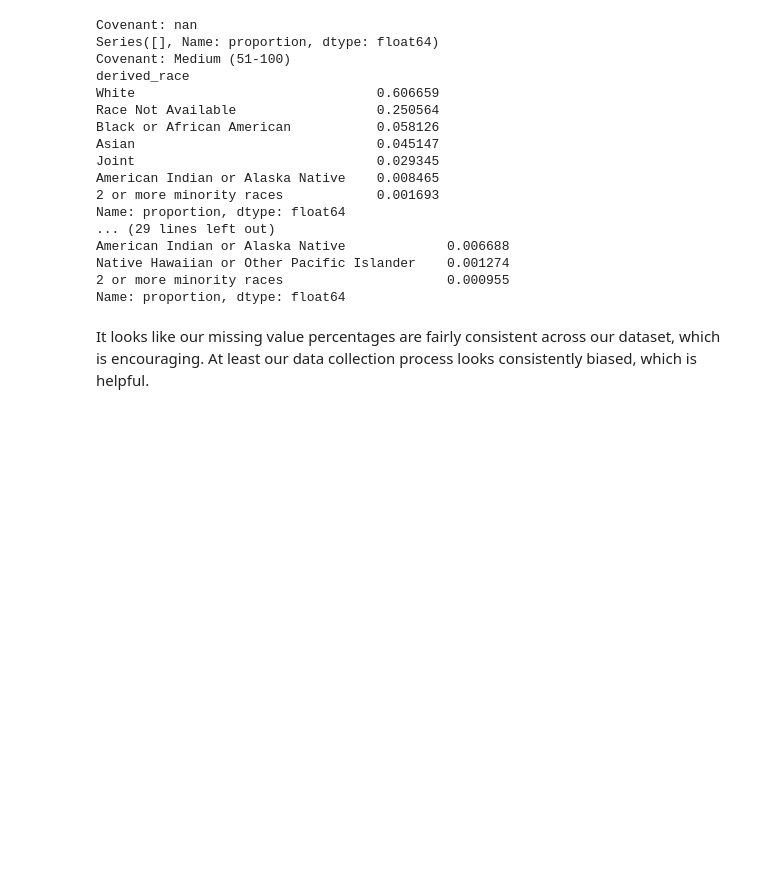
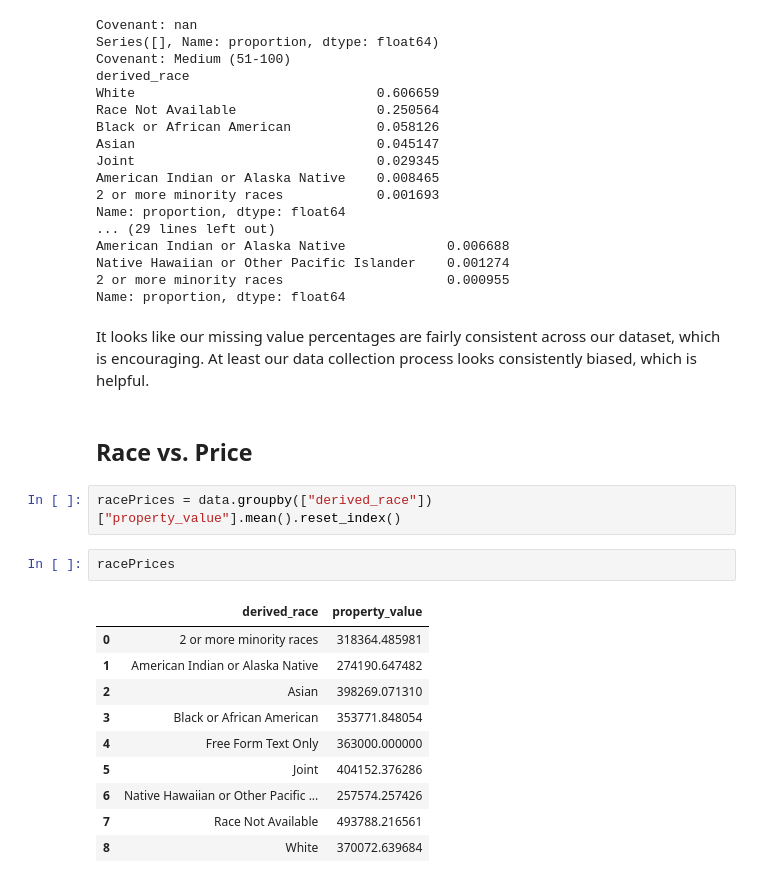
Before and after one commit to IMOsbo/DATA6550-Housing-Bias, a Jupyter notebook: Code/Osborne/Project4-Osborne.ipynb, the cells around one changed output. Drawn from its saved outputs; the diff is of its cells as text; blank space fills up the shorter version.

```diff
--- a/Code/Osborne/Project4-Osborne.ipynb
+++ b/Code/Osborne/Project4-Osborne.ipynb
@@ -175,3 +165,20 @@ Native Hawaiian or Other Pacific Islander    0.001274
 Name: proportion, dtype: float64
 # %% [markdown]
 It looks like our missing value percentages are fairly consistent across our dataset, which is encouraging. At least our data collection process looks consistently biased, which is helpful.
+# %% [markdown]
+## Race vs. Price
+# %%
+racePrices = data.groupby(["derived_race"])["property_value"].mean().reset_index()
+# %%
+racePrices
+# %% [output]
+|  | derived_race | property_value |
+| 0 | 2 or more minority races | 318364.485981 |
+| 1 | American Indian or Alaska Native | 274190.647482 |
+| 2 | Asian | 398269.071310 |
+| 3 | Black or African American | 353771.848054 |
+| 4 | Free Form Text Only | 363000.000000 |
+| 5 | Joint | 404152.376286 |
+| 6 | Native Hawaiian or Other Pacific ... | 257574.257426 |
+| 7 | Race Not Available | 493788.216561 |
+| 8 | White | 370072.639684 |
```
Also changed, not shown: parts of 10 cells of this notebook.
